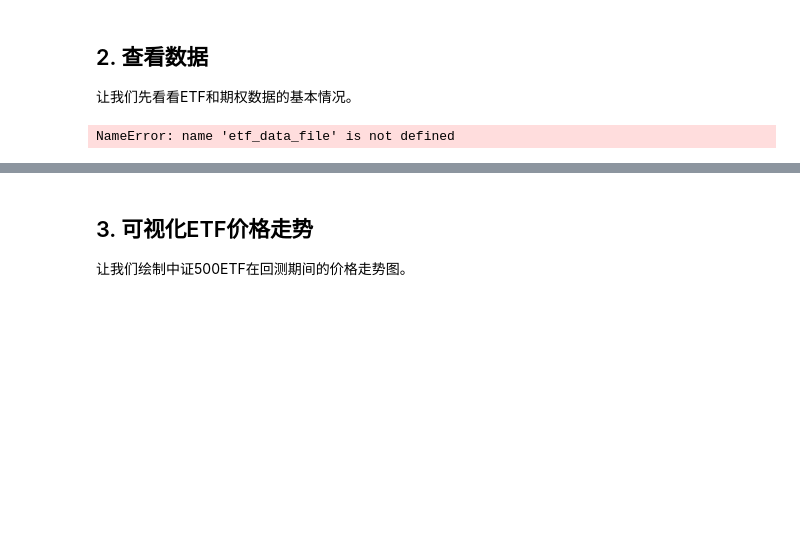
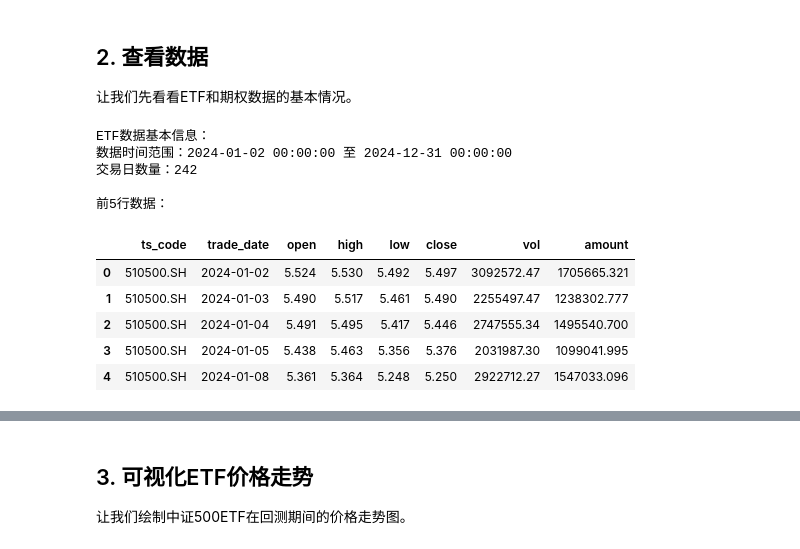
Before and after one commit to squallsyttt/backtestProj, a Jupyter notebook: notebooks/strategy_analysis500.ipynb, the cells around one changed output, grey strips where cells are left out. Saved outputs shown, nothing was run; the diff lists cells and outputs as text; code cells hidden in the pictures; blank space fills up the shorter version.

```diff
--- a/notebooks/strategy_analysis500.ipynb
+++ b/notebooks/strategy_analysis500.ipynb
@@ -57,16 +63,25 @@ test_data = fetcher.prepare_backtest_data_origin(start_date, end_date ,etf_type,
 让我们先看看ETF和期权数据的基本情况。
 # %%
 # 加载ETF数据
-etf_df = pd.read_csv(etf_data_file)
-etf_df['trade_date'] = pd.to_datetime(etf_df['trade_date'])
+etf_data['trade_date'] = pd.to_datetime(etf_data['trade_date'])
 
 # 显示ETF数据基本信息
 print("ETF数据基本信息：")
-print(f"数据时间范围：{etf_df['trade_date'].min()} 至 {etf_df['trade_date'].max()}")
-print(f"交易日数量：{len(etf_df)}")
+print(f"数据时间范围：{etf_data['trade_date'].min()} 至 {etf_data['trade_date'].max()}")
+print(f"交易日数量：{len(etf_data)}")
 print("\n前5行数据：")
-etf_df.head()
+etf_data.head()
 # %% [output]
-NameError: name 'etf_data_file' is not defined
+ETF数据基本信息：
+数据时间范围：2024-01-02 00:00:00 至 2024-12-31 00:00:00
+交易日数量：242
+
+前5行数据：
+|  | ts_code | trade_date | open | high | low | close | vol | amount |
+| 0 | 510500.SH | 2024-01-02 | 5.524 | 5.530 | 5.492 | 5.497 | 3092572.47 | 1705665.321 |
+| 1 | 510500.SH | 2024-01-03 | 5.490 | 5.517 | 5.461 | 5.490 | 2255497.47 | 1238302.777 |
+| 2 | 510500.SH | 2024-01-04 | 5.491 | 5.495 | 5.417 | 5.446 | 2747555.34 | 1495540.700 |
+| 3 | 510500.SH | 2024-01-05 | 5.438 | 5.463 | 5.356 | 5.376 | 2031987.30 | 1099041.995 |
+| 4 | 510500.SH | 2024-01-08 | 5.361 | 5.364 | 5.248 | 5.250 | 2922712.27 | 1547033.096 |
 # %%
 # 加载期权数据
```
Also changed, not shown: parts of 4 cells of this notebook, 1 other file.
